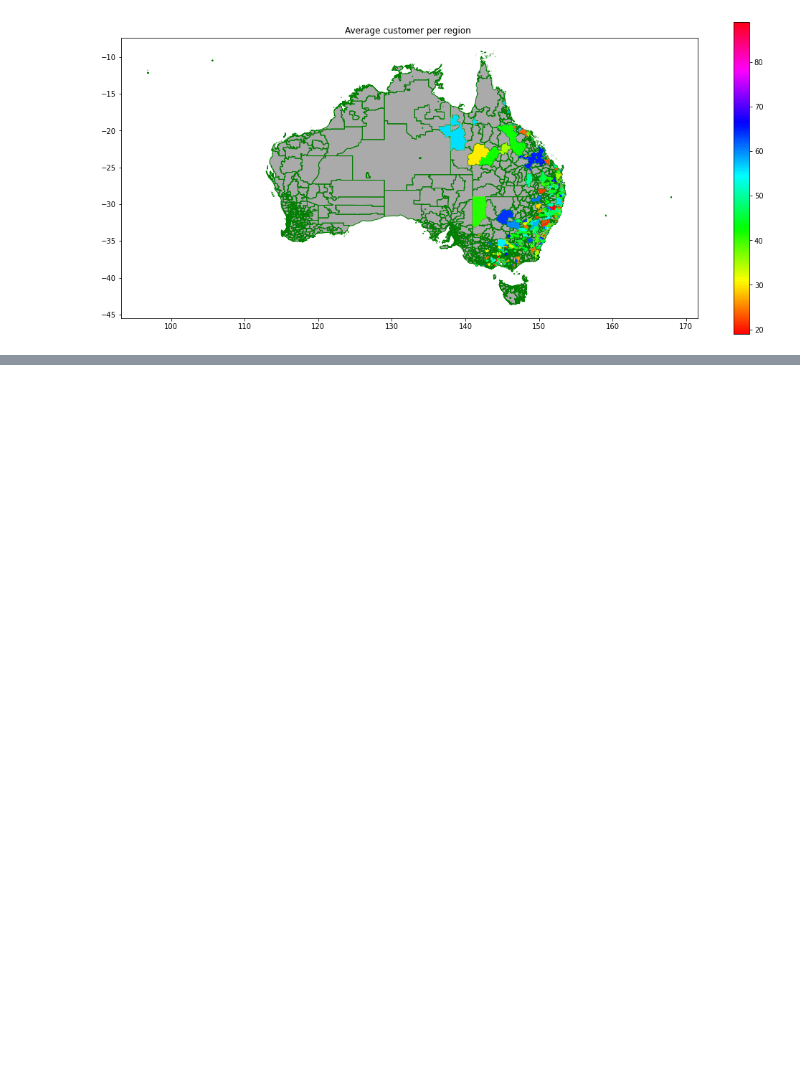
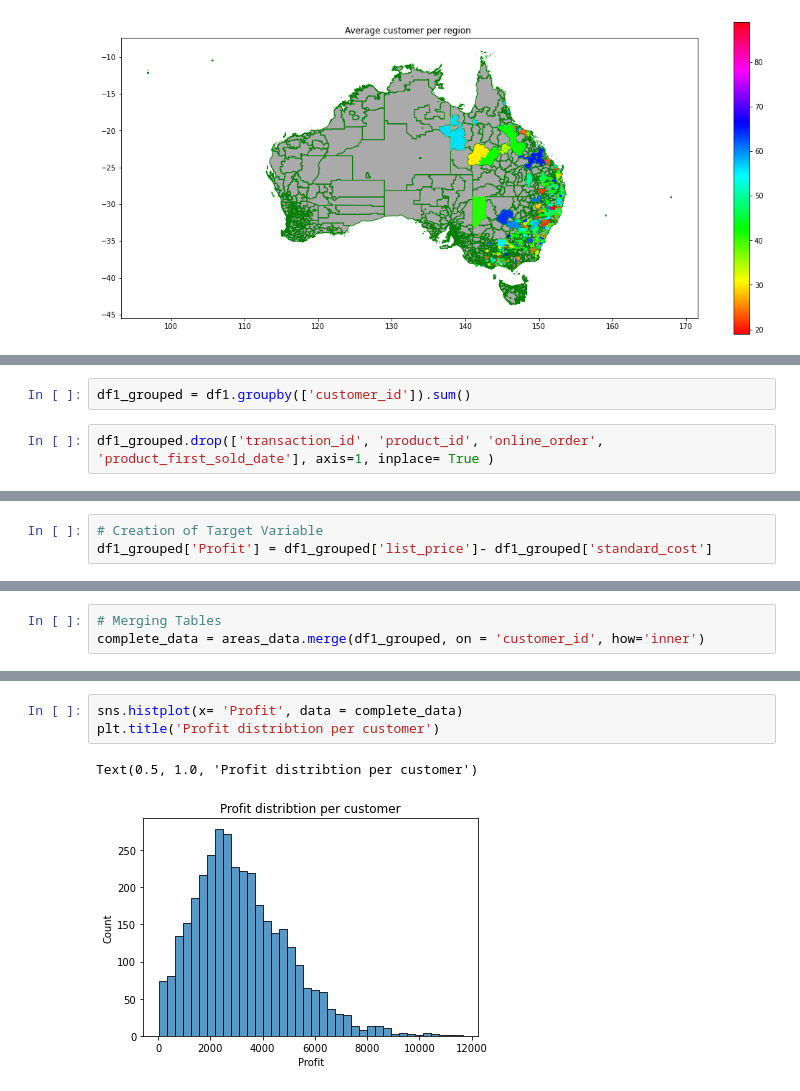
Before and after one commit to Dielvic/KPMG-Analysis-Virtual-Stage, a Jupyter notebook: KPMG_virtual_stage.ipynb, the cells around one changed output, grey strips where cells are left out. Cells and saved outputs as stored; diff of their text form; blank space fills up the shorter version.

```diff
--- a/KPMG_virtual_stage.ipynb
+++ b/KPMG_virtual_stage.ipynb
@@ -620,0 +692,4 @@ plt.savefig('chloropletmap_age.jpg')
+# %%
+df1_grouped = df1.groupby(['customer_id']).sum()
+# %%
+df1_grouped.drop(['transaction_id', 'product_id', 'online_order', 'product_first_sold_date'], axis=1, inplace= True )
@@ -620,0 +706,3 @@ plt.savefig('chloropletmap_age.jpg')
+# %%
+# Creation of Target Variable
+df1_grouped['Profit'] = df1_grouped['list_price']- df1_grouped['standard_cost']
@@ -620,0 +719,3 @@ plt.savefig('chloropletmap_age.jpg')
+# %%
+# Merging Tables
+complete_data = areas_data.merge(df1_grouped, on = 'customer_id', how='inner')
@@ -620,0 +736,6 @@ plt.savefig('chloropletmap_age.jpg')
+# %%
+sns.histplot(x= 'Profit', data = complete_data)
+plt.title('Profit distribtion per customer')
+# %% [output]
+Text(0.5, 1.0, 'Profit distribtion per customer')
+[figure, added]
```
Also changed, not shown: parts of 82 cells of this notebook.
